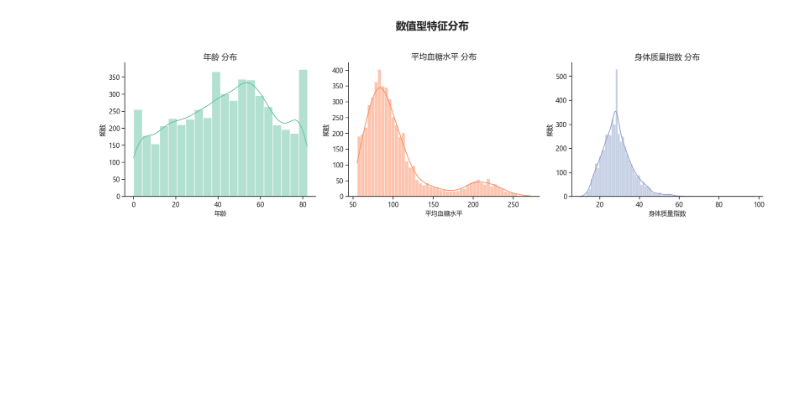
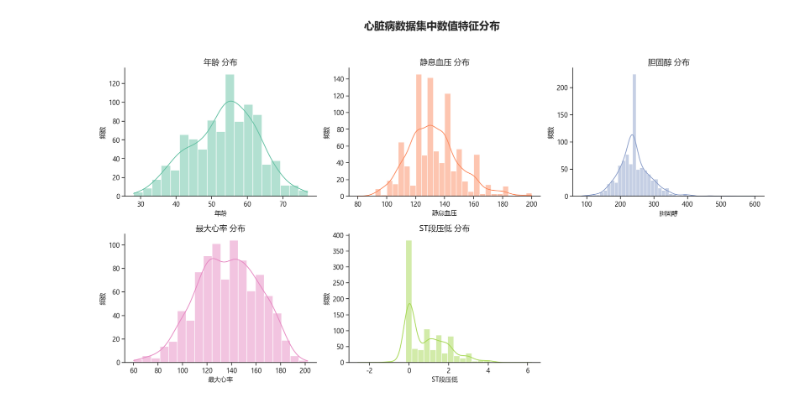
Before and after one commit to fall-fall/MCM, a Jupyter notebook: 2025B/Code/数据处理.ipynb, the cells around one changed output. Drawn from its saved outputs; the diff is of its cells as text; code cells hidden in the pictures; blank space fills up the shorter version.

Commit message:
'数据预处理与可视化'

```diff
--- a/2025B/Code/数据处理.ipynb
+++ b/2025B/Code/数据处理.ipynb
@@ -348,12 +182,9 @@ import matplotlib.pyplot as plt
 import sys
 
 # --- 全局学术化风格设定 ---
-# 'style="ticks"' 设定了简洁的刻度风格，是学术图表常用选择
-# 'font_scale=1.1' 适度放大字体，保证可读性
 sns.set_theme(style="ticks", font_scale=1.1)
 
 # --- 中文字体设置 ---
-# 确保图表能正确显示中文，并处理负号显示问题
 try:
     if sys.platform.startswith('win'):
         plt.rcParams['font.sans-serif'] = ['Microsoft YaHei']
@@ -366,106 +197,104 @@ except Exception:
     pass
 
 # ==============================================================================
-# 1. 数据预处理
+# 1. heart.csv 数据预处理
 # ==============================================================================
 data_loaded_successfully = False
 try:
-    # 加载数据，路径是相对于Jupyter Notebook文件的
-    df_stroke = pd.read_csv('../data/stroke.csv')
+    df_heart = pd.read_csv('2025B\data\heart.csv')
 
-    # 数据清洗
-    df_stroke_cleaned = df_stroke.copy()
-    df_stroke_cleaned = df_stroke_cleaned[df_stroke_cleaned['gender'] != 'Other']
-    df_stroke_cleaned = df_stroke_cleaned.drop('id', axis=1)
-    bmi_median = df_stroke_cleaned['bmi'].median()
-    df_stroke_cleaned['bmi'].fillna(bmi_median, inplace=True)
+    # 数据清洗：修正生理上不可能为0的指标
+    # 使用该列非零数据的中位数进行填充，以保证稳健性
+    for col in ['RestingBP', 'Cholesterol']:
+        median_val = df_heart[df_heart[col] != 0][col].median()
+        df_heart[col] = df_heart[col].replace(0, median_val)
 
     # 分类变量编码
-    categorical_cols = ['gender', 'ever_married', 'work_type', 'Residence_type', 'smoking_status']
-    df_stroke_processed = pd.get_dummies(df_stroke_cleaned, columns=categorical_cols, drop_first=True)
+    categorical_cols = ['Sex', 'ChestPainType', 'RestingECG', 'ExerciseAngina', 'ST_Slope']
+    df_heart_processed = pd.get_dummies(df_heart, columns=categorical_cols, drop_first=True)
 
     data_loaded_successfully = True
 
 except FileNotFoundError:
-    print("错误: 文件 '../data/stroke.csv' 未找到。请确认文件路径正确。")
+    print("错误: 文件 '../data/heart.csv' 未找到。请确认文件路径。")
 except Exception as e:
     print(f"处理过程中出现错误: {e}")
 
 # ==============================================================================
-# 2. 探索性数据分析 (EDA)
+# 2. heart.csv 探索性数据分析 (EDA)
 # ==============================================================================
 if data_loaded_successfully:
 
     # --- 准备中文标签映射 ---
-    numerical_features_cn = {'age': '年龄', 'avg_glucose_level': '平均血糖水平', 'bmi': '身体质量指数'}
-    col_names_cn = {'gender': '性别', 'hypertension': '高血压', 'heart_disease': '心脏病', 'ever_married': '婚恋史', 'work_type': '工作类型', 'Residence_type': '居住地类型', 'smoking_status': '吸烟史'}
+    numerical_features_cn = {'Age': '年龄', 'RestingBP': '静息血压', 'Cholesterol': '胆固醇', 'MaxHR': '最大心率', 'Oldpeak': 'ST段压低'}
+    categorical_features_cn = {'Sex': '性别', 'ChestPainType': '胸痛类型', 'FastingBS': '空腹血糖>120mg/dl', 'RestingECG': '静息心电图', 'ExerciseAngina': '运动诱发心绞痛', 'ST_Slope': 'ST段斜率'}
 
     # --- (1) 单变量分析 ---
-    numerical_features = ['age', 'avg_glucose_level', 'bmi']
-    fig, axes = plt.subplots(1, 3, figsize=(18, 5.5))
-    fig.suptitle('数值型特征分布', fontsize=20, fontweight='bold')
+    numerical_features = ['Age', 'RestingBP', 'Cholesterol', 'MaxHR', 'Oldpeak']
+    fig, axes = plt.subplots(2, 3, figsize=(18, 10))
+    axes = axes.flatten()
+    fig.suptitle('心脏病数据集中数值特征分布', fontsize=20, fontweight='bold')
     for i, feature in enumerate(numerical_features):
-        sns.histplot(df_stroke_processed[feature], kde=True, ax=axes[i], color=sns.color_palette("Set2")[i])
+        sns.histplot(df_heart_processed[feature], kde=True, ax=axes[i], color=sns.color_palette("Set2")[i])
         axes[i].set_title(f'{numerical_features_cn.get(feature, feature)} 分布', fontsize=15)
         axes[i].set_xlabel(numerical_features_cn.get(feature, feature), fontsize=12)
         axes[i].set_ylabel('频数', fontsize=12)
+    axes[-1].set_visible(False)
     sns.despine()
     plt.tight_layout(rect=[0, 0, 1, 0.95])
     plt.show()
 
     plt.figure(figsize=(7, 5))
-    # 使用 'Paired' 调色板，色彩柔和且区分度高
-    ax = sns.countplot(x='stroke', data=df_stroke_processed, palette="Paired")
-    plt.title('中风样本分布情况', fontsize=18, fontweight='bold')
-    plt.xlabel('中风状态 (0: 否, 1: 是)', fontsize=12)
+    ax = sns.countplot(x='HeartDisease', data=df_heart_processed, palette="Paired")
+    plt.title('心脏病样本分布情况', fontsize=18, fontweight='bold')
+    plt.xlabel('心脏病状态 (0: 否, 1: 是)', fontsize=12)
     plt.ylabel('患者数量', fontsize=12)
     for p in ax.patches:
         ax.annotate(f'{p.get_height()}', (p.get_x() + p.get_width() / 2., p.get_height()), ha='center', va='center', xytext=(0, 8), textcoords='offset points', fontsize=12)
     sns.despine()
     plt.show()
 
     # --- (2) 双变量分析 ---
-    fig, axes = plt.subplots(1, 3, figsize=(18, 6))
-    fig.suptitle('数值特征与中风状态的关系', fontsize=20, fontweight='bold')
+    fig, axes = plt.subplots(2, 3, figsize=(18, 10))
+    axes = axes.flatten()
+    fig.suptitle('数值特征与心脏病状态的关系', fontsize=20, fontweight='bold')
     for i, feature in enumerate(numerical_features):
-        sns.boxplot(x='stroke', y=feature, data=df_stroke_processed, ax=axes[i], palette="Paired")
+        sns.boxplot(x='HeartDisease', y=feature, data=df_heart_processed, ax=axes[i], palette="Paired")
         axes[i].set_title(f'{numerical_features_cn.get(feature, feature)}', fontsize=15)
-        axes[i].set_xlabel('中风状态 (0: 否, 1: 是)', fontsize=12)
+        axes[i].set_xlabel('心脏病状态 (0: 否, 1: 是)', fontsize=12)
         axes[i].set_ylabel(numerical_features_cn.get(feature, feature), fontsize=12)
+    axes[-1].set_visible(False)
     sns.despine()
     plt.tight_layout(rect=[0, 0, 1, 0.95])
     plt.show()
 
-    original_categorical_cols = ['gender', 'hypertension', 'heart_disease', 'ever_married', 'work_type', 'Residence_type', 'smoking_status']
-    fig, axes = plt.subplots(2, 4, figsize=(20, 11))
+    original_categorical_cols = ['Sex', 'ChestPainType', 'FastingBS', 'RestingECG', 'ExerciseAngina', 'ST_Slope']
+    fig, axes = plt.subplots(2, 3, figsize=(18, 11))
     axes = axes.flatten()
-    fig.suptitle('不同分类特征下的中风率(%)', fontsize=22, fontweight='bold')
+    fig.suptitle('不同分类特征下的心脏病患病率(%)', fontsize=22, fontweight='bold')
     for i, col in enumerate(original_categorical_cols):
-        stroke_rate = df_stroke_cleaned.groupby(col)['stroke'].mean().sort_values(ascending=False) * 100
-        # 使用 Cubehelix 调色板，生成有变化的颜色，适合多子图展示
-        palette = sns.cubehelix_palette(start=i*0.4, rot=-0.2, dark=0.3, light=0.7)
-        sns.barplot(x=stroke_rate.index, y=stroke_rate.values, ax=axes[i], palette=palette)
-        axes[i].set_title(f'按 {col_names_cn.get(col, col)} 划分', fontsize=15)
-        axes[i].set_ylabel('中风率 (%)', fontsize=12)
+        disease_rate = df_heart.groupby(col)['HeartDisease'].mean().sort_values(ascending=False) * 100
+        palette = sns.cubehelix_palette(start=i*0.5, rot=-0.25, dark=0.3, light=0.7)
+        sns.barplot(x=disease_rate.index, y=disease_rate.values, ax=axes[i], palette=palette)
+        axes[i].set_title(f'按 {categorical_features_cn.get(col, col)} 划分', fontsize=15)
+        axes[i].set_ylabel('心脏病患病率 (%)', fontsize=12)
         axes[i].set_xlabel('')
         axes[i].set_xticklabels(axes[i].get_xticklabels(), rotation=45, horizontalalignment='right', fontsize=11)
-    axes[-1].set_visible(False)
     sns.despine()
     plt.tight_layout(rect=[0, 0.02, 1, 0.96])
     plt.show()
 
     # --- (3) 多变量分析 ---
-    correlation_matrix = df_stroke_processed.corr()
+    correlation_matrix = df_heart_processed.corr()
     plt.figure(figsize=(18, 15))
-    # 创建一个自定义的蓝-白-红发散调色板
     custom_cmap = sns.diverging_palette(240, 10, as_cmap=True)
     sns.heatmap(correlation_matrix, annot=True, fmt='.2f', cmap=custom_cmap, linewidths=.5, annot_kws={"size": 10})
-    plt.title('中风数据集所有特征的相关性矩阵', fontsize=20, fontweight='bold')
+    plt.title('心脏病数据集所有特征的相关性矩阵', fontsize=20, fontweight='bold')
     plt.xticks(rotation=45, ha='right', fontsize=11)
     plt.yticks(fontsize=11)
     plt.show()
 
 else:
     pass
 # %% [output]
-[figure, old version]
+[figure, new version]
```
Also changed, not shown: parts of 5 cells of this notebook, 1 other file.
